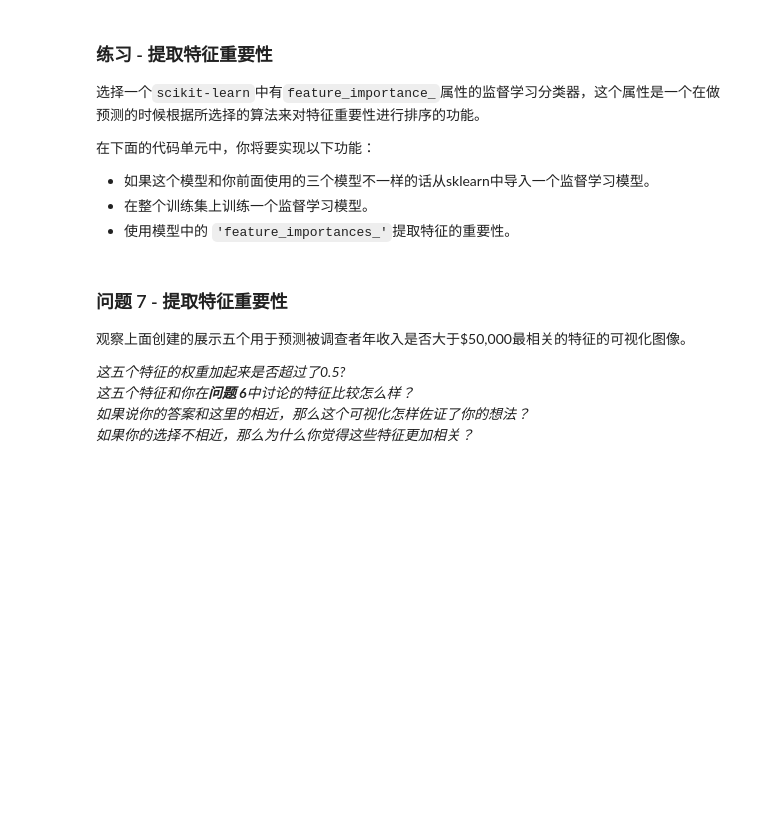
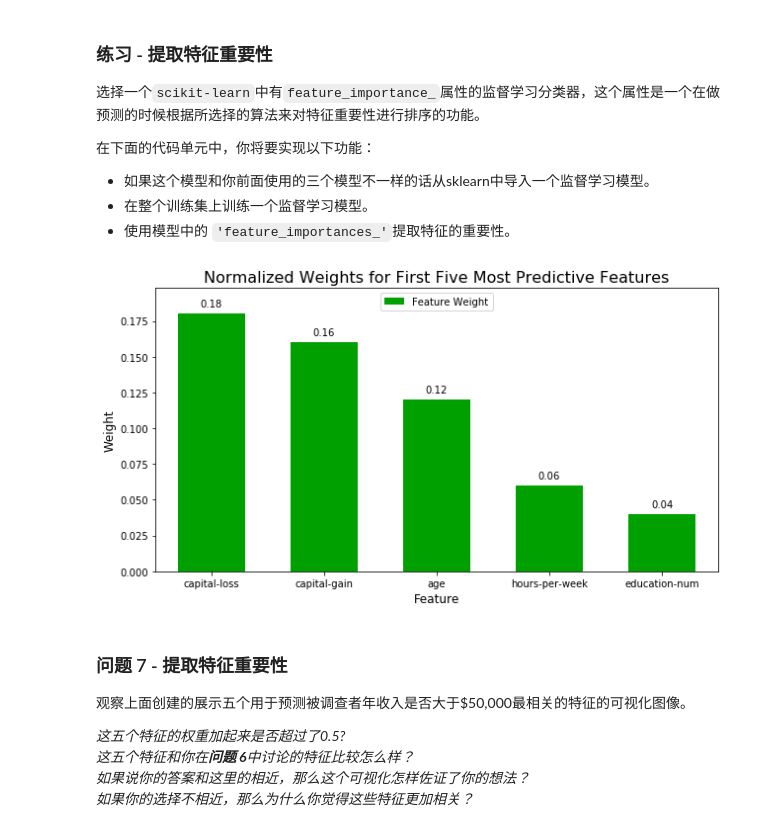
Before and after one commit to conson0214/Udacity-Programme, a Jupyter notebook: finding_donors-master/finding_donors.ipynb, the cells around one changed output. Drawn from its saved outputs; the diff is of its cells as text; code cells hidden in the pictures; blank space fills up the shorter version.

```diff
--- a/finding_donors-master/finding_donors.ipynb
+++ b/finding_donors-master/finding_donors.ipynb
@@ -528,15 +662,19 @@ _在这十三个记录中，你认为哪五个特征对于预测是最重要的
  - 使用模型中的 `'feature_importances_'`提取特征的重要性。
 # %%
 # TODO：导入一个有'feature_importances_'的监督学习模型
+from sklearn.ensemble import AdaBoostClassifier
 
 # TODO：在训练集上训练一个监督学习模型
-model = None
+model = AdaBoostClassifier(random_state=0)
+model.fit(X_train, y_train)
 
 # TODO： 提取特征重要性
-importances = None
+importances = model.feature_importances_
 
 # 绘图
 vs.feature_plot(importances, X_train, y_train)
+# %% [output]
+[figure, added]
 # %% [markdown]
 ### 问题 7 - 提取特征重要性
 观察上面创建的展示五个用于预测被调查者年收入是否大于\$50,000最相关的特征的可视化图像。
```
Also changed, not shown: parts of 26 cells of this notebook, 3 other files.
